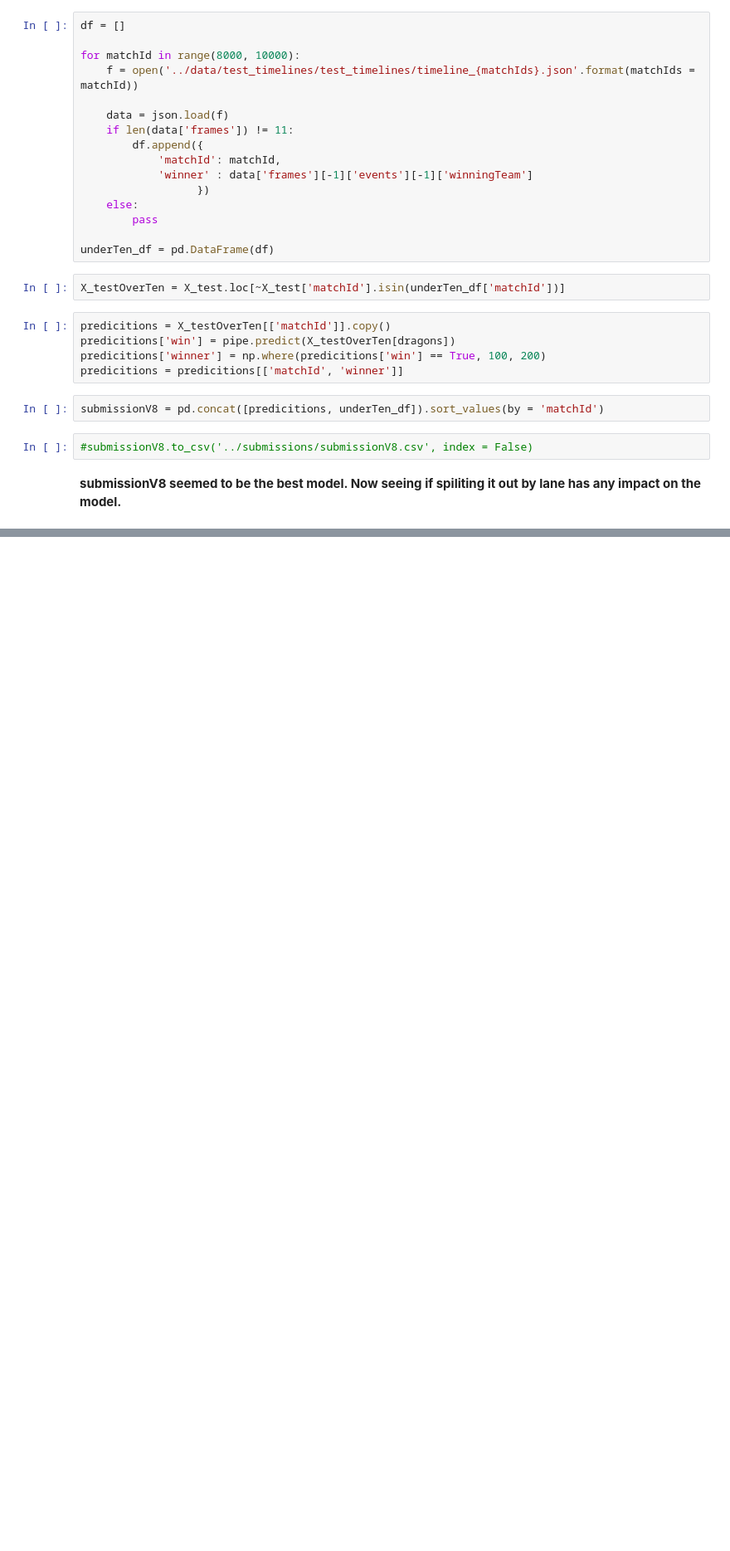
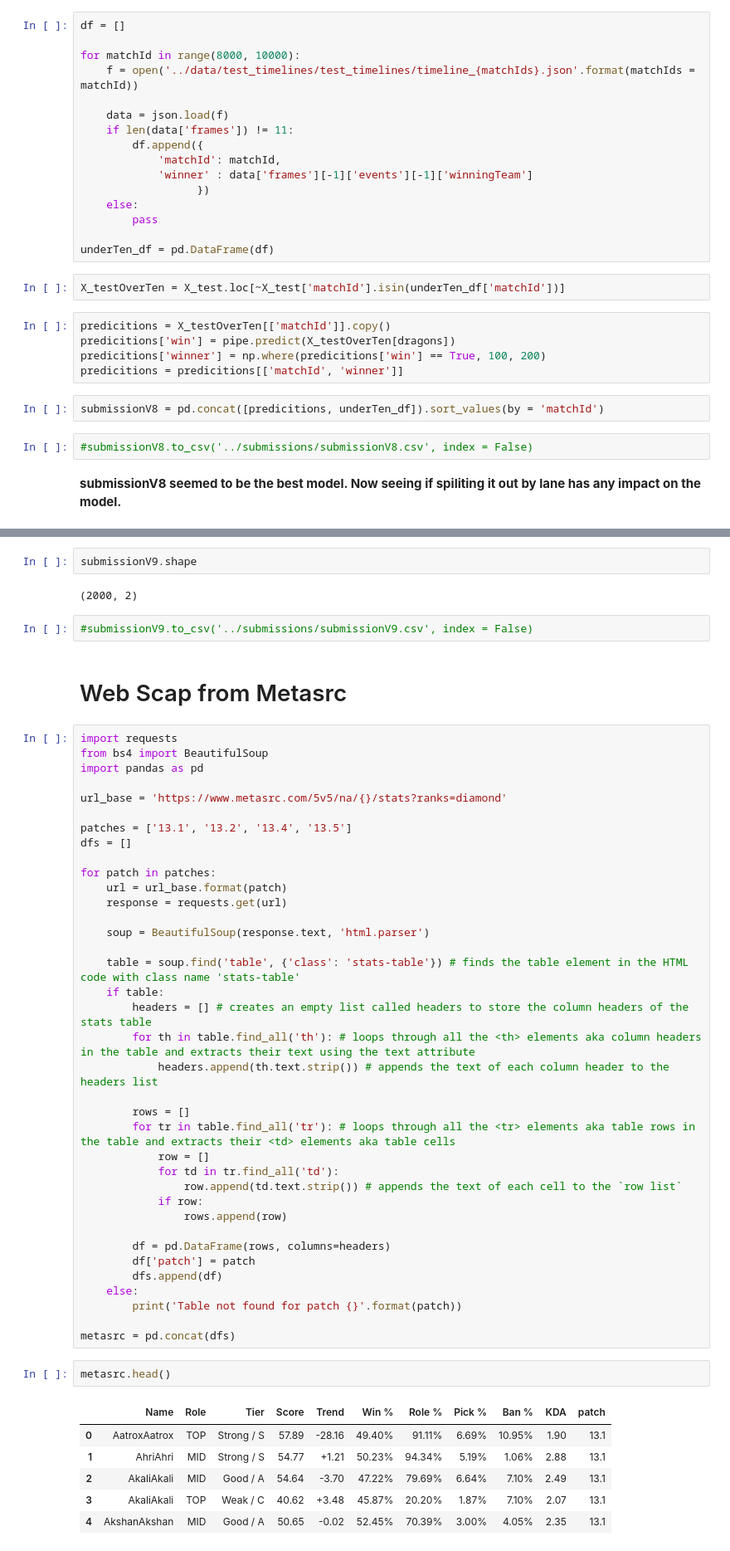
Before and after one commit to hcgreer/kaggle_lol-koopas, a Jupyter notebook: notebooks/RF_NeuralNW.ipynb, the cells around one changed output, grey strips where cells are left out. Shown: that part at 83% size. Cells and saved outputs as stored; diff of their text form; blank space fills up the shorter version.

Commit message:
web scrap metasrc

```diff
--- a/notebooks/RF_NeuralNW.ipynb
+++ b/notebooks/RF_NeuralNW.ipynb
@@ -922,0 +950,54 @@ accuracy_score(
+# %%
+submissionV9.shape
+# %% [output]
+(2000, 2)
+# %%
+#submissionV9.to_csv('../submissions/submissionV9.csv', index = False)
+# %% [markdown]
+# Web Scap from Metasrc
+# %%
+import requests
+from bs4 import BeautifulSoup
+import pandas as pd
+
+url_base = 'https://www.metasrc.com/5v5/na/{}/stats?ranks=diamond'
+
+patches = ['13.1', '13.2', '13.4', '13.5']
+dfs = []
+
+for patch in patches:
+    url = url_base.format(patch)
+    response = requests.get(url)
+
+    soup = BeautifulSoup(response.text, 'html.parser')
+
+    table = soup.find('table', {'class': 'stats-table'}) # finds the table element in the HTML code with class name 'stats-table'
+    if table:
+        headers = [] # creates an empty list called headers to store the column headers of the stats table
+        for th in table.find_all('th'): # loops through all the <th> elements aka column headers in the table and extracts their text using the text attribute
+            headers.append(th.text.strip()) # appends the text of each column header to the headers list
+
+        rows = []
+        for tr in table.find_all('tr'): # loops through all the <tr> elements aka table rows in the table and extracts their <td> elements aka table cells
+            row = []
+            for td in tr.find_all('td'):
+                row.append(td.text.strip()) # appends the text of each cell to the `row list`
+            if row:
+                rows.append(row)
+
+        df = pd.DataFrame(rows, columns=headers)
+        df['patch'] = patch
+        dfs.append(df)
+    else:
+        print('Table not found for patch {}'.format(patch))
+
+metasrc = pd.concat(dfs)
+# %%
+metasrc.head()
+# %% [output]
+|  | Name | Role | Tier | Score | Trend | Win % | Role % | Pick % | Ban % | KDA | patch |
+| 0 | AatroxAatrox | TOP | Strong / S | 57.89 | -28.16 | 49.40% | 91.11% | 6.69% | 10.95% | 1.90 | 13.1 |
+| 1 | AhriAhri | MID | Strong / S | 54.77 | +1.21 | 50.23% | 94.34% | 5.19% | 1.06% | 2.88 | 13.1 |
+| 2 | AkaliAkali | MID | Good / A | 54.64 | -3.70 | 47.22% | 79.69% | 6.64% | 7.10% | 2.49 | 13.1 |
+| 3 | AkaliAkali | TOP | Weak / C | 40.62 | +3.48 | 45.87% | 20.20% | 1.87% | 7.10% | 2.07 | 13.1 |
+| 4 | AkshanAkshan | MID | Good / A | 50.65 | -0.02 | 52.45% | 70.39% | 3.00% | 4.05% | 2.35 | 13.1 |
```
Also changed, not shown: parts of 73 cells of this notebook.
